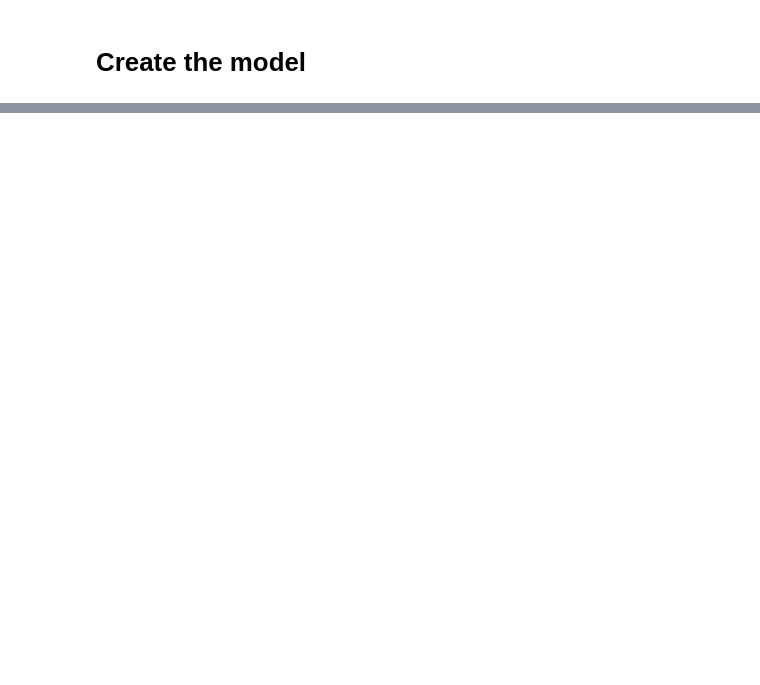
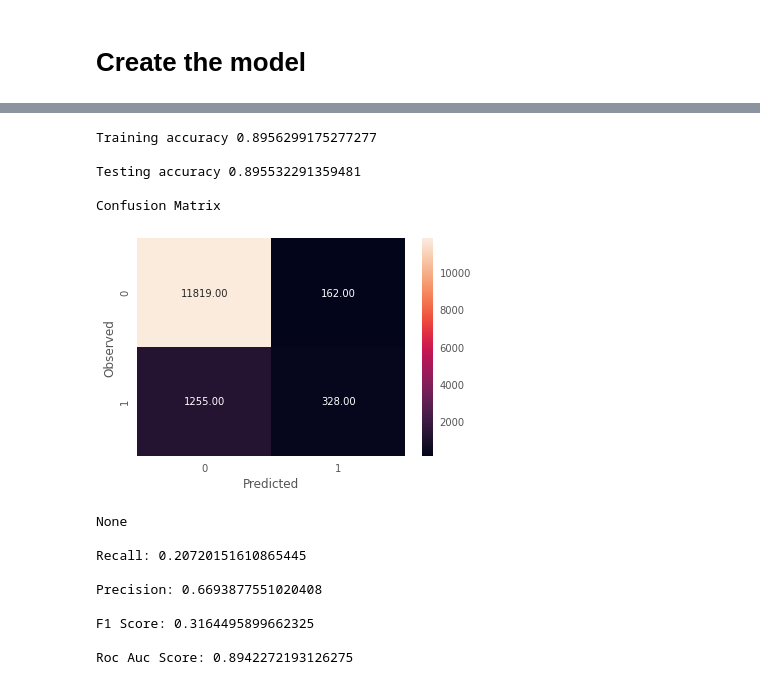
Before and after one commit to lauren-alexandra/subscription-prediction, a Jupyter notebook: Term_Deposit_Subscription_Prediction.ipynb, the cells around one changed output, grey strips where cells are left out. Drawn from its saved outputs; the diff is of its cells as text; code cells hidden in the pictures; blank space fills up the shorter version.

```diff
--- a/Term_Deposit_Subscription_Prediction.ipynb
+++ b/Term_Deposit_Subscription_Prediction.ipynb
@@ -237,6 +247,6 @@ Y = df[['Target']]
 # %%
-# Convert categorical vriables to dummy variables
-X = pd.get_dummies(X, drop_first=True)
+# Convert categorical variables to dummy variables
+X = pd.get_dummies(X)
 # %%
 # Split into training and test set
 from sklearn.model_selection import train_test_split
@@ -265,0 +367,42 @@ the best algorithm and your reason behind it. (5 marks)
+# %%
+# Adaboost
+
+from sklearn.ensemble import AdaBoostClassifier
+abcl = AdaBoostClassifier(n_estimators = 100, learning_rate=0.1, random_state=22)
+abcl = abcl.fit(X_train, y_train)
+
+y_predict =abcl.predict(X_test)
+
+roc = ROCAUC(AdaBoostClassifier(n_estimators= 100, learning_rate=0.1, random_state=22))
+roc.fit(X_train, y_train)
+
+print("Training accuracy", abcl.score(X_train, y_train))
+print()
+print("Testing accuracy", abcl.score(X_test, y_test))
+print()
+print('Confusion Matrix')
+print(draw_cm(y_test,y_predict))
+print()
+print("Recall:",recall_score(y_test,y_predict))
+print()
+print("Precision:",precision_score(y_test,y_predict))
+print()
+print("F1 Score:",f1_score(y_test,y_predict))
+print()
+print("Roc Auc Score:", roc.score(X_test, y_test))
+# %% [output]
+Training accuracy 0.8956299175277277
+
+Testing accuracy 0.895532291359481
+
+Confusion Matrix
+[figure, added]
+None
+
+Recall: 0.20720151610865445
+
+Precision: 0.6693877551020408
+
+F1 Score: 0.3164495899662325
+
+Roc Auc Score: 0.8942272193126275
```
Also changed, not shown: parts of 15 cells of this notebook.
